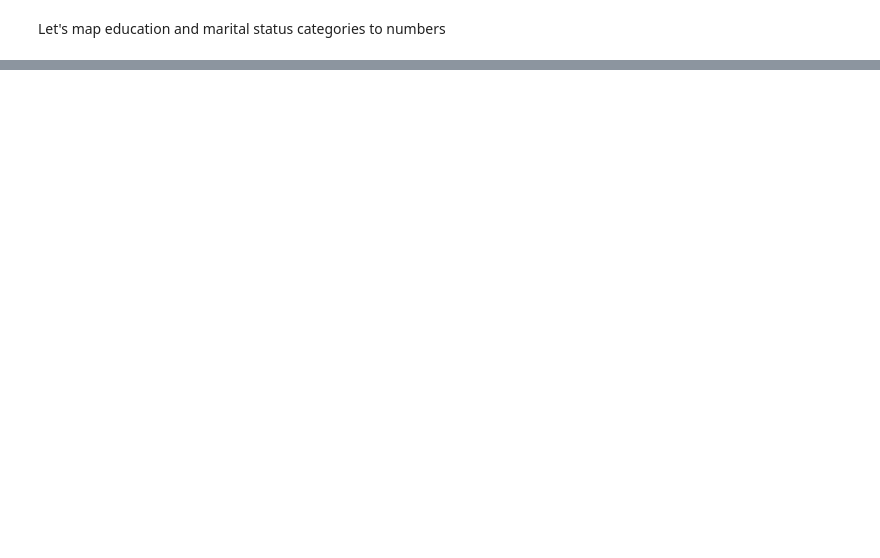
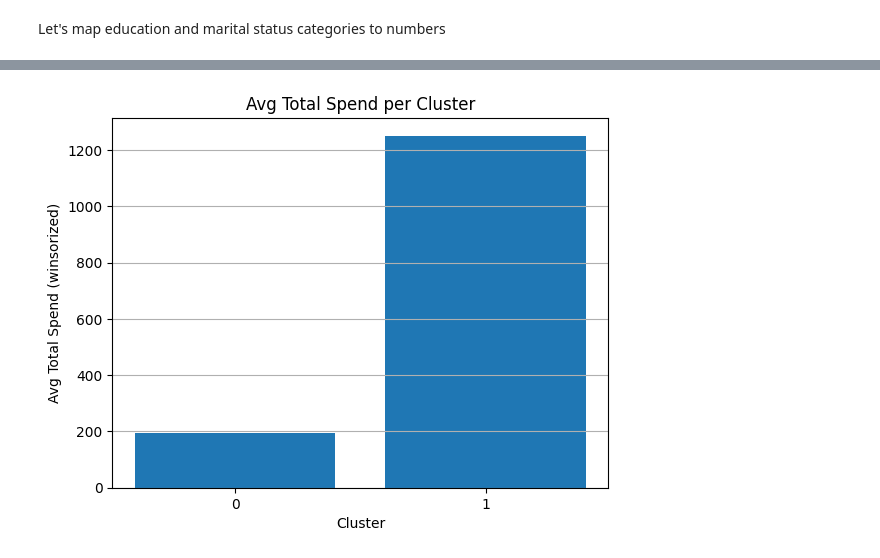
Before and after one commit to vikamelkumyan/Business_Analytics, a Jupyter notebook: EDA.ipynb, the cells around one changed output, grey strips where cells are left out. Cells and saved outputs as stored; diff of their text form; code cells hidden in the pictures; blank space fills up the shorter version.

```diff
--- a/EDA.ipynb
+++ b/EDA.ipynb
@@ -235,0 +483,13 @@ df.head()
+# %%
+# 2) Avg Total_Spend_wins per cluster
+if 'Total_Spend' in df.columns:
+    avg_spend = df.groupby('cluster')['Total_Spend'].mean().sort_index()
+    plt.figure()
+    plt.bar(avg_spend.index.astype(str), avg_spend.values)
+    plt.xlabel('Cluster')
+    plt.ylabel('Avg Total Spend (winsorized)')
+    plt.title('Avg Total Spend per Cluster')
+    plt.grid(axis='y')
+    plt.show()
+# %% [output]
+[figure, added]
```
Also changed, not shown: parts of 44 cells of this notebook.
